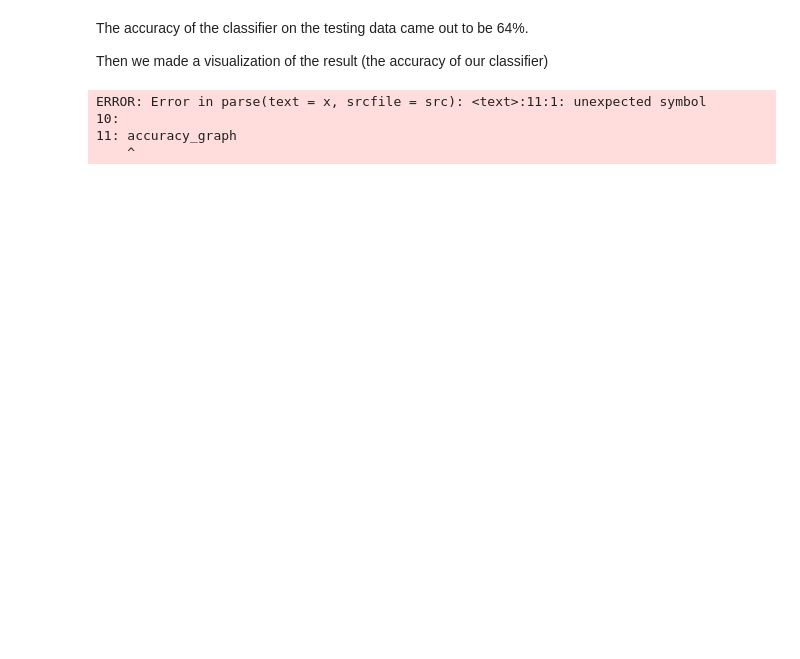
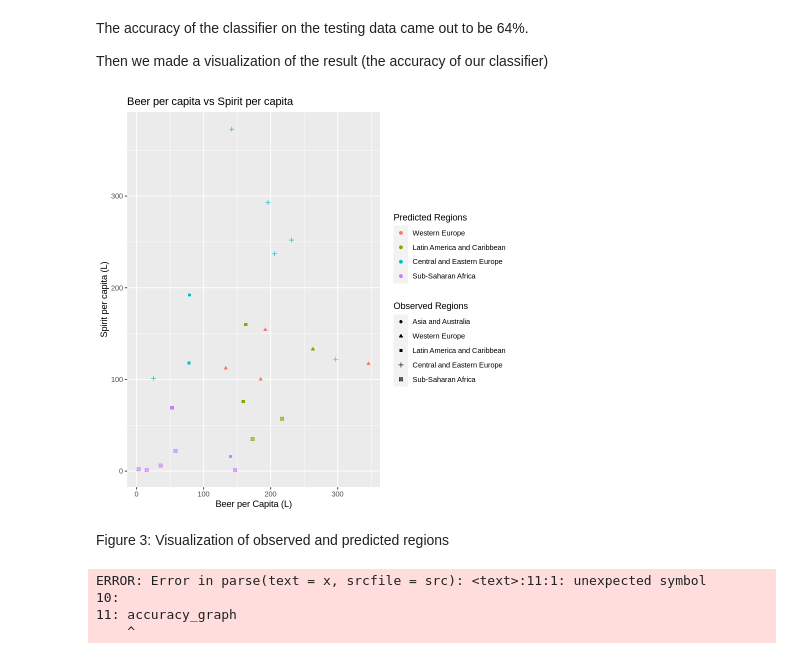
Before and after one commit to chloekim672/007-project-dsci-25-, a Jupyter notebook: dsciprojectfinal.ipynb, the cells around one changed output. Saved outputs shown, nothing was run; the diff lists cells and outputs as text; code cells hidden in the pictures; blank space fills up the shorter version.

```diff
--- a/dsciprojectfinal.ipynb
+++ b/dsciprojectfinal.ipynb
@@ -323,6 +362,17 @@ acc
 The accuracy of the classifier on the testing data came out to be 64%.
 
 Then we made a visualization of the result (the accuracy of our classifier)
+# %%
+vis_plot <- validation_predicted %>%
+        ggplot(aes(x = Beer_PerCapita, y = Spirit_PerCapita, colour = .pred_class, shape = Region)) +
+        labs(x = "Beer per Capita (L)", y = "Spirit per capita (L)", colour = "Predicted Regions", shape = "Observed Regions") +
+        geom_point() +
+        ggtitle("Beer per capita vs Spirit per capita")
+vis_plot
+# %% [output]
+[figure, added]
+# %% [markdown]
+Figure 3: Visualization of observed and predicted regions
 # %%
 
 accuracy_for_plot <- data_accuracies %>%
```
Also changed, not shown: parts of 4 cells of this notebook.
